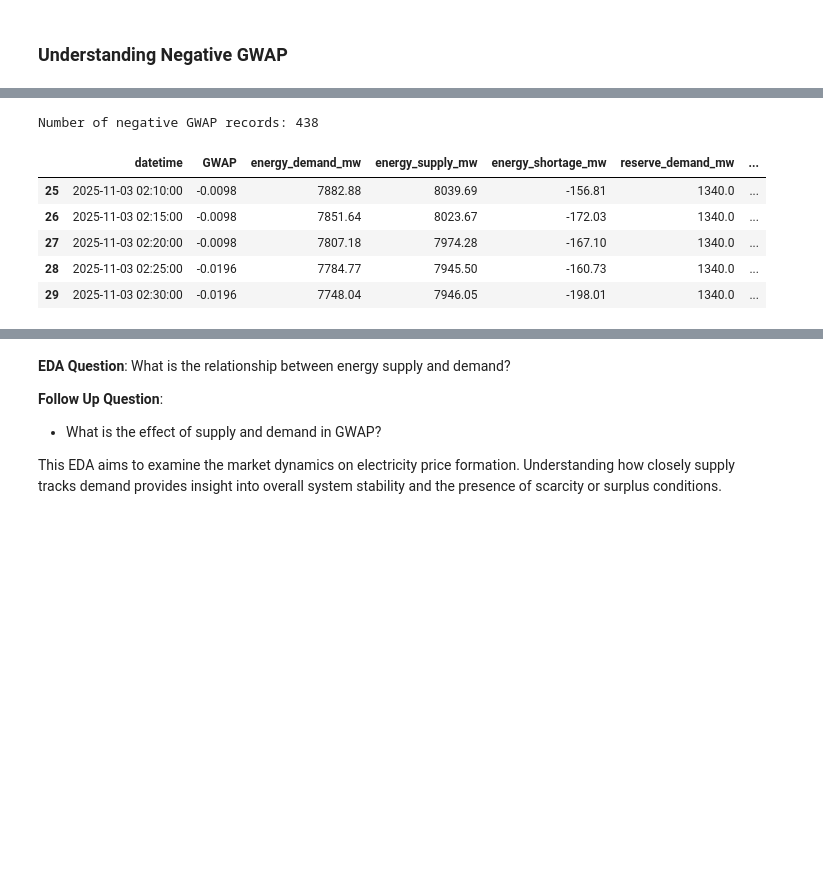
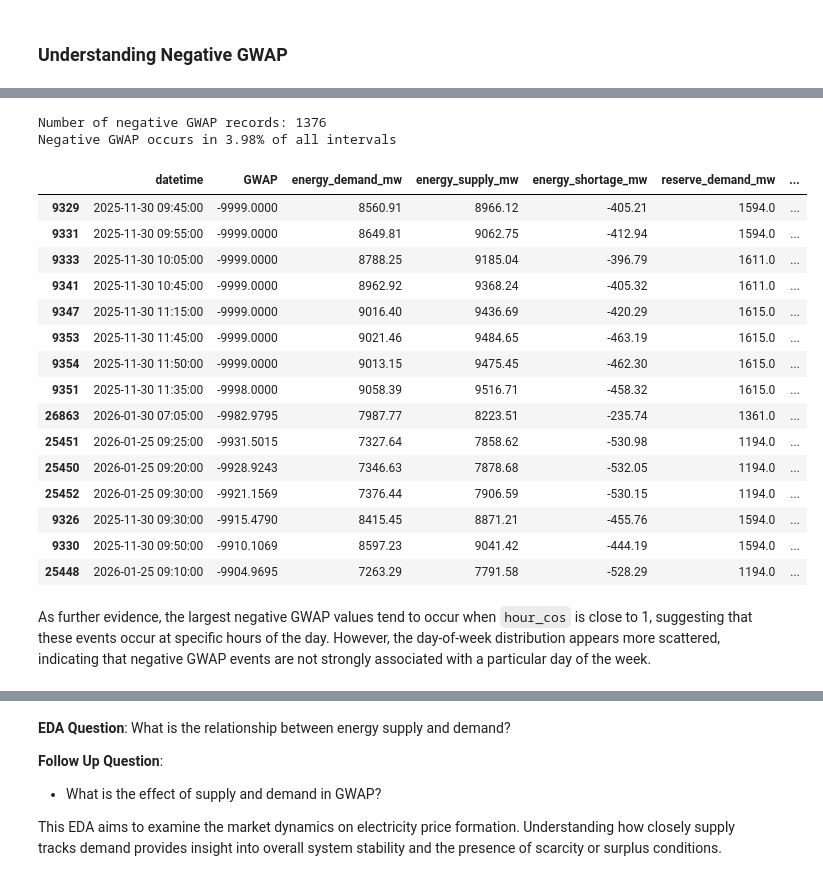
Before and after one commit to haniellejermayn/wesm-price-prediction, a Jupyter notebook: 02_EDA.ipynb, the cells around one changed output, grey strips where cells are left out. Saved outputs shown, nothing was run; the diff lists cells and outputs as text; code cells hidden in the pictures; blank space fills up the shorter version.

```diff
--- a/02_EDA.ipynb
+++ b/02_EDA.ipynb
@@ -207,0 +228,19 @@ plt.show()
+# %%
+df["month_year"] = df["datetime"].dt.to_period("M").astype(str)
+
+plt.figure()
+
+for month, g in df.groupby("month_year"):
+    plt.plot(
+        g["datetime"],
+        g["GWAP"],
+        label=month
+    )
+
+plt.axhline(0)
+plt.xlabel("Datetime")
+plt.xticks([])
+plt.ylabel("GWAP")
+plt.title("GWAP by Month")
+plt.legend(title="Month")
+plt.show()
@@ -210,13 +257,29 @@ plt.show()
 # %%
-df_negative_gwap = df[df["GWAP"] < 0].copy()
+negative_gwap = df[df["GWAP"] < 0]
+negative_ratio = len(negative_gwap) / len(df) * 100
 
-print(f"Number of negative GWAP records: {len(df_negative_gwap)}")
-df_negative_gwap.head()
+print(f"Number of negative GWAP records: {len(negative_gwap)}")
+print(f"Negative GWAP occurs in {negative_ratio:.2f}% of all intervals")
+
+negative_gwap.nsmallest(15, 'GWAP')
 # %% [output]
-Number of negative GWAP records: 438
+Number of negative GWAP records: 1376
+Negative GWAP occurs in 3.98% of all intervals
 |  | datetime | GWAP | energy_demand_mw | energy_supply_mw | energy_shortage_mw | reserve_demand_mw | ... |
-| 25 | 2025-11-03 02:10:00 | -0.0098 | 7882.88 | 8039.69 | -156.81 | 1340.0 | ... |
-| 26 | 2025-11-03 02:15:00 | -0.0098 | 7851.64 | 8023.67 | -172.03 | 1340.0 | ... |
-| 27 | 2025-11-03 02:20:00 | -0.0098 | 7807.18 | 7974.28 | -167.10 | 1340.0 | ... |
-| 28 | 2025-11-03 02:25:00 | -0.0196 | 7784.77 | 7945.50 | -160.73 | 1340.0 | ... |
-| 29 | 2025-11-03 02:30:00 | -0.0196 | 7748.04 | 7946.05 | -198.01 | 1340.0 | ... |
+| 9329 | 2025-11-30 09:45:00 | -9999.0000 | 8560.91 | 8966.12 | -405.21 | 1594.0 | ... |
+| 9331 | 2025-11-30 09:55:00 | -9999.0000 | 8649.81 | 9062.75 | -412.94 | 1594.0 | ... |
+| 9333 | 2025-11-30 10:05:00 | -9999.0000 | 8788.25 | 9185.04 | -396.79 | 1611.0 | ... |
+| 9341 | 2025-11-30 10:45:00 | -9999.0000 | 8962.92 | 9368.24 | -405.32 | 1611.0 | ... |
+| 9347 | 2025-11-30 11:15:00 | -9999.0000 | 9016.40 | 9436.69 | -420.29 | 1615.0 | ... |
+| 9353 | 2025-11-30 11:45:00 | -9999.0000 | 9021.46 | 9484.65 | -463.19 | 1615.0 | ... |
+| 9354 | 2025-11-30 11:50:00 | -9999.0000 | 9013.15 | 9475.45 | -462.30 | 1615.0 | ... |
+| 9351 | 2025-11-30 11:35:00 | -9998.0000 | 9058.39 | 9516.71 | -458.32 | 1615.0 | ... |
+| 26863 | 2026-01-30 07:05:00 | -9982.9795 | 7987.77 | 8223.51 | -235.74 | 1361.0 | ... |
+| 25451 | 2026-01-25 09:25:00 | -9931.5015 | 7327.64 | 7858.62 | -530.98 | 1194.0 | ... |
+| 25450 | 2026-01-25 09:20:00 | -9928.9243 | 7346.63 | 7878.68 | -532.05 | 1194.0 | ... |
+| 25452 | 2026-01-25 09:30:00 | -9921.1569 | 7376.44 | 7906.59 | -530.15 | 1194.0 | ... |
+| 9326 | 2025-11-30 09:30:00 | -9915.4790 | 8415.45 | 8871.21 | -455.76 | 1594.0 | ... |
+| 9330 | 2025-11-30 09:50:00 | -9910.1069 | 8597.23 | 9041.42 | -444.19 | 1594.0 | ... |
+| 25448 | 2026-01-25 09:10:00 | -9904.9695 | 7263.29 | 7791.58 | -528.29 | 1194.0 | ... |
+# %% [markdown]
+As further evidence, the largest negative GWAP values tend to occur when `hour_cos` is close to 1, suggesting that these events occur at specific hours of the day. However, the day-of-week distribution appears more scattered, indicating that negative GWAP events are not strongly associated with a particular day of the week.
```
Also changed, not shown: parts of 38 cells of this notebook, 2 other files.
